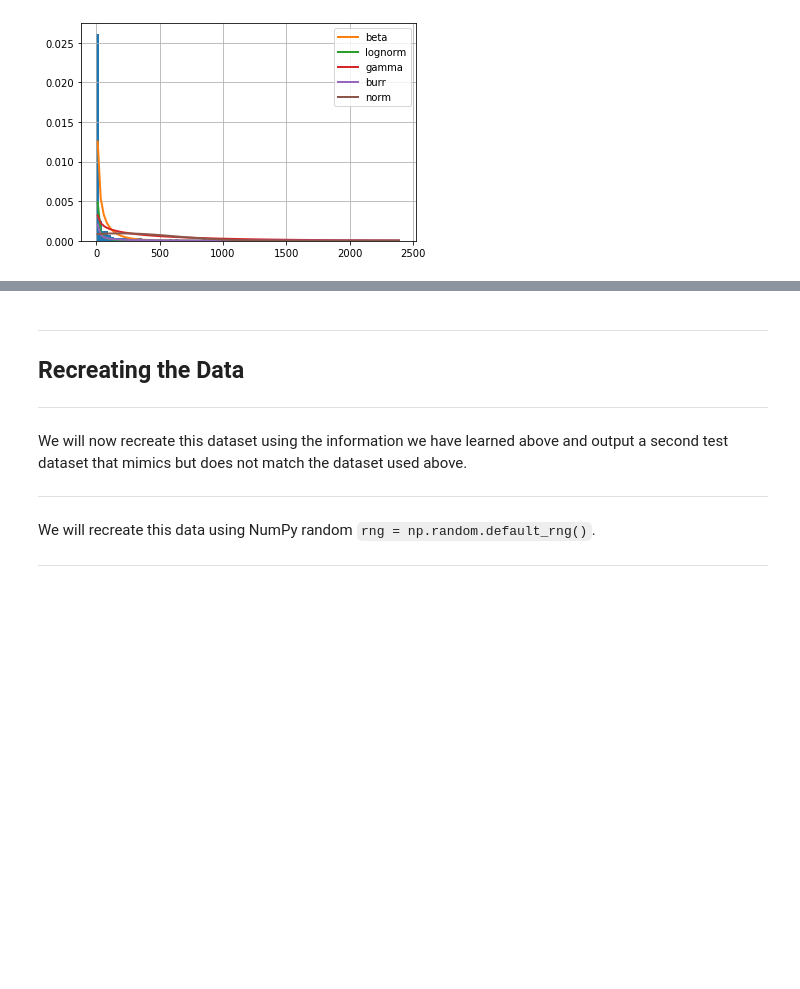
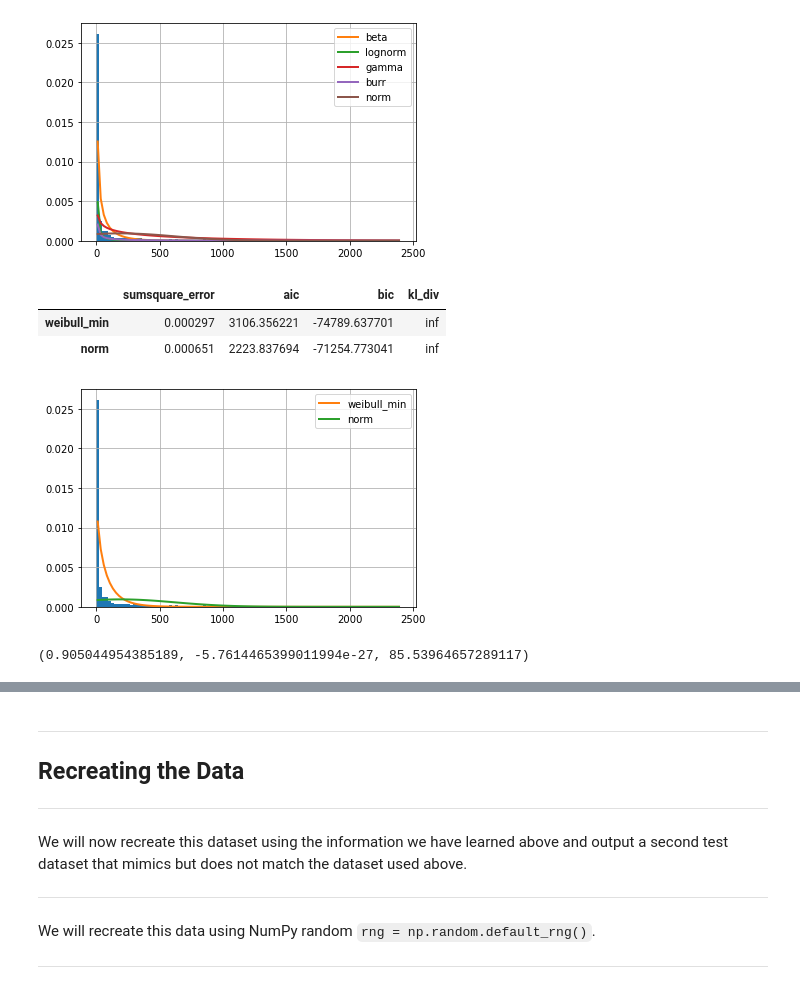
Before and after one commit to VCurry20/PDARandomData, a Jupyter notebook: Data Analysis Project.ipynb, the cells around one changed output, grey strips where cells are left out. Drawn from its saved outputs; the diff is of its cells as text; code cells hidden in the pictures; blank space fills up the shorter version.

Commit message:
weibull - review & references

```diff
--- a/Data Analysis Project.ipynb
+++ b/Data Analysis Project.ipynb
@@ -1835,6 +1840,23 @@ f.summary()
 | norm | 0.000651 | 2223.837694 | -71254.773041 | inf |
 [figure]
 # %%
-Nu
+f = Fitter(All_births, distributions=['norm',
+                                      'weibull_min'
+                          ])
+
+f.fit()
+f.summary()
+
+# here we are again reviewing the values column but we are now asking for the details in relation to these two distributions
+# normal and weibull min
+
+# [20]
+# %% [output]
+|  | sumsquare_error | aic | bic | kl_div |
+| weibull_min | 0.000297 | 3106.356221 | -74789.637701 | inf |
+| norm | 0.000651 | 2223.837694 | -71254.773041 | inf |
+[figure, added]
 # %%
-Nu_dist =
+f.fitted_param['weibull_min']            # output the weibull_min parameters
+# %% [output]
+(0.905044954385189, -5.7614465399011994e-27, 85.53964657289117)
```
Also changed, not shown: parts of 11 cells of this notebook, 2 other files.
